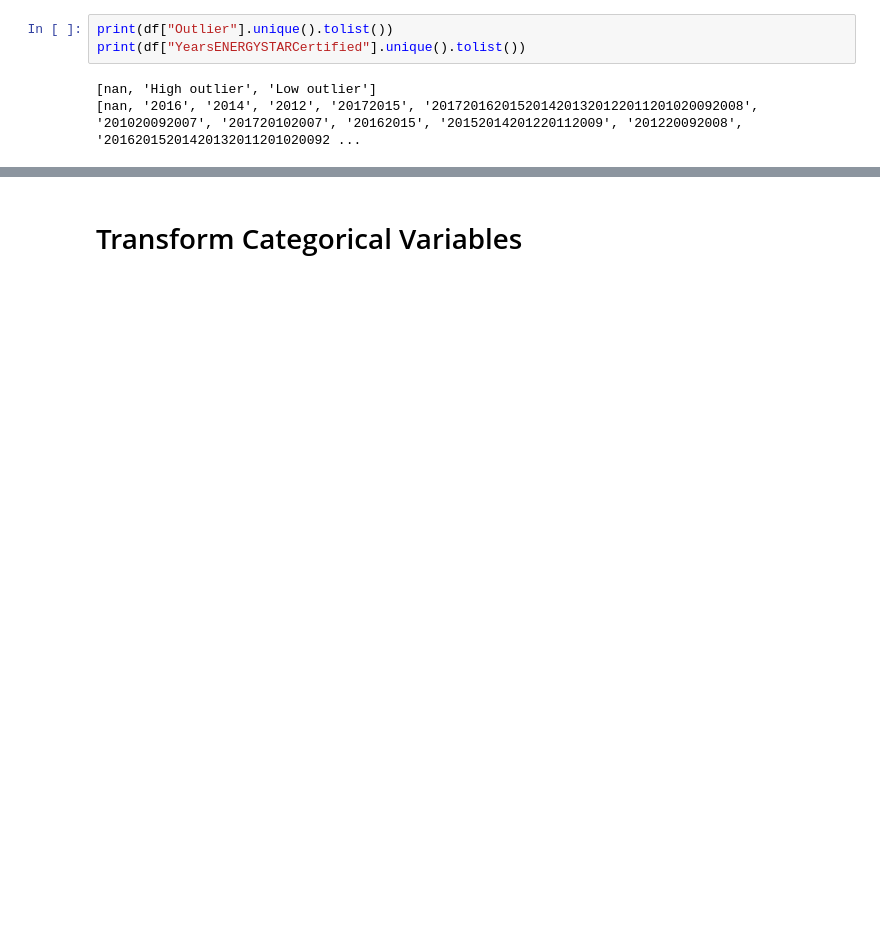
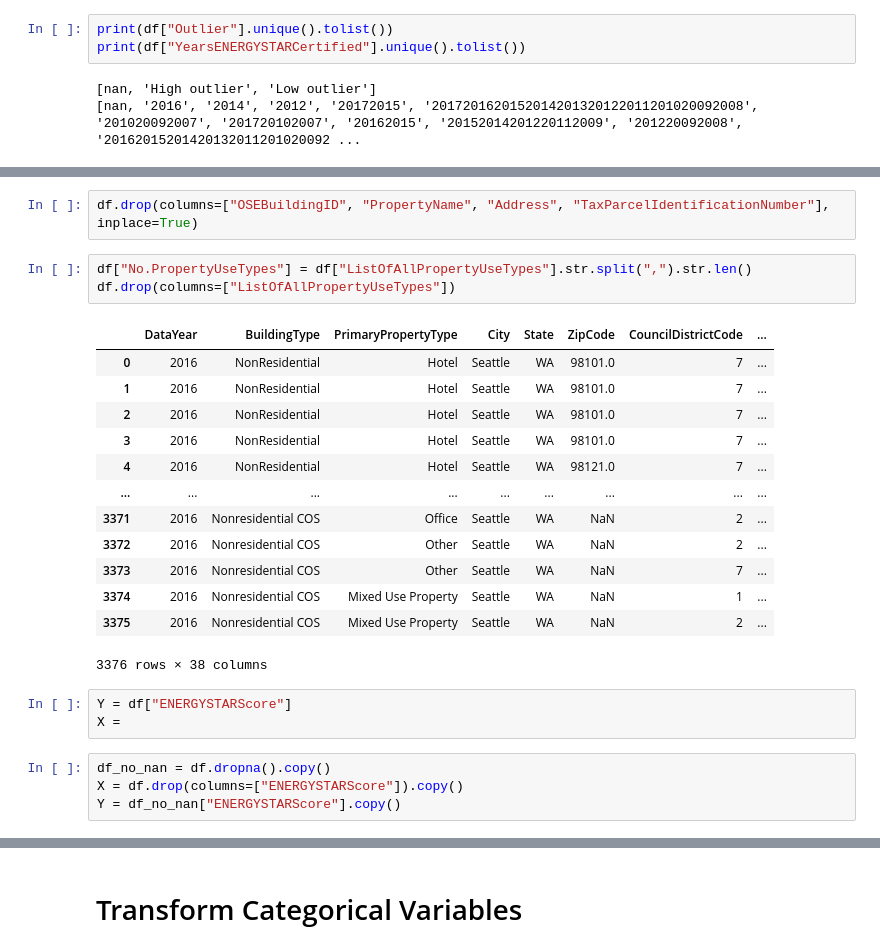
Before and after one commit to amaye15/OpenClassroom--Machine-Learning-Engineer, a Jupyter notebook: P3/P3.ipynb, the cells around one changed output, grey strips where cells are left out. Cells and saved outputs as stored; diff of their text form; blank space fills up the shorter version.

```diff
--- a/P3/P3.ipynb
+++ b/P3/P3.ipynb
@@ -105,0 +208,26 @@ df["YearsENERGYSTARCertified"] = count_years(df["YearsENERGYSTARCertified"])
+# %%
+df.drop(columns=["OSEBuildingID", "PropertyName", "Address", "TaxParcelIdentificationNumber"], inplace=True)
+# %%
+df["No.PropertyUseTypes"] = df["ListOfAllPropertyUseTypes"].str.split(",").str.len()
+df.drop(columns=["ListOfAllPropertyUseTypes"])
+# %% [output]
+|  | DataYear | BuildingType | PrimaryPropertyType | City | State | ZipCode | CouncilDistrictCode | ... |
+| 0 | 2016 | NonResidential | Hotel | Seattle | WA | 98101.0 | 7 | ... |
+| 1 | 2016 | NonResidential | Hotel | Seattle | WA | 98101.0 | 7 | ... |
+| 2 | 2016 | NonResidential | Hotel | Seattle | WA | 98101.0 | 7 | ... |
+| 3 | 2016 | NonResidential | Hotel | Seattle | WA | 98101.0 | 7 | ... |
+| 4 | 2016 | NonResidential | Hotel | Seattle | WA | 98121.0 | 7 | ... |
+| ... | ... | ... | ... | ... | ... | ... | ... | ... |
+| 3371 | 2016 | Nonresidential COS | Office | Seattle | WA | NaN | 2 | ... |
+| 3372 | 2016 | Nonresidential COS | Other | Seattle | WA | NaN | 2 | ... |
+| 3373 | 2016 | Nonresidential COS | Other | Seattle | WA | NaN | 7 | ... |
+| 3374 | 2016 | Nonresidential COS | Mixed Use Property | Seattle | WA | NaN | 1 | ... |
+| 3375 | 2016 | Nonresidential COS | Mixed Use Property | Seattle | WA | NaN | 2 | ... |
+3376 rows × 38 columns
+# %%
+Y = df["ENERGYSTARScore"]
+X =
+# %%
+df_no_nan = df.dropna().copy()
+X = df.drop(columns=["ENERGYSTARScore"]).copy()
+Y = df_no_nan["ENERGYSTARScore"].copy()
```
Also changed, not shown: parts of 11 cells of this notebook.
